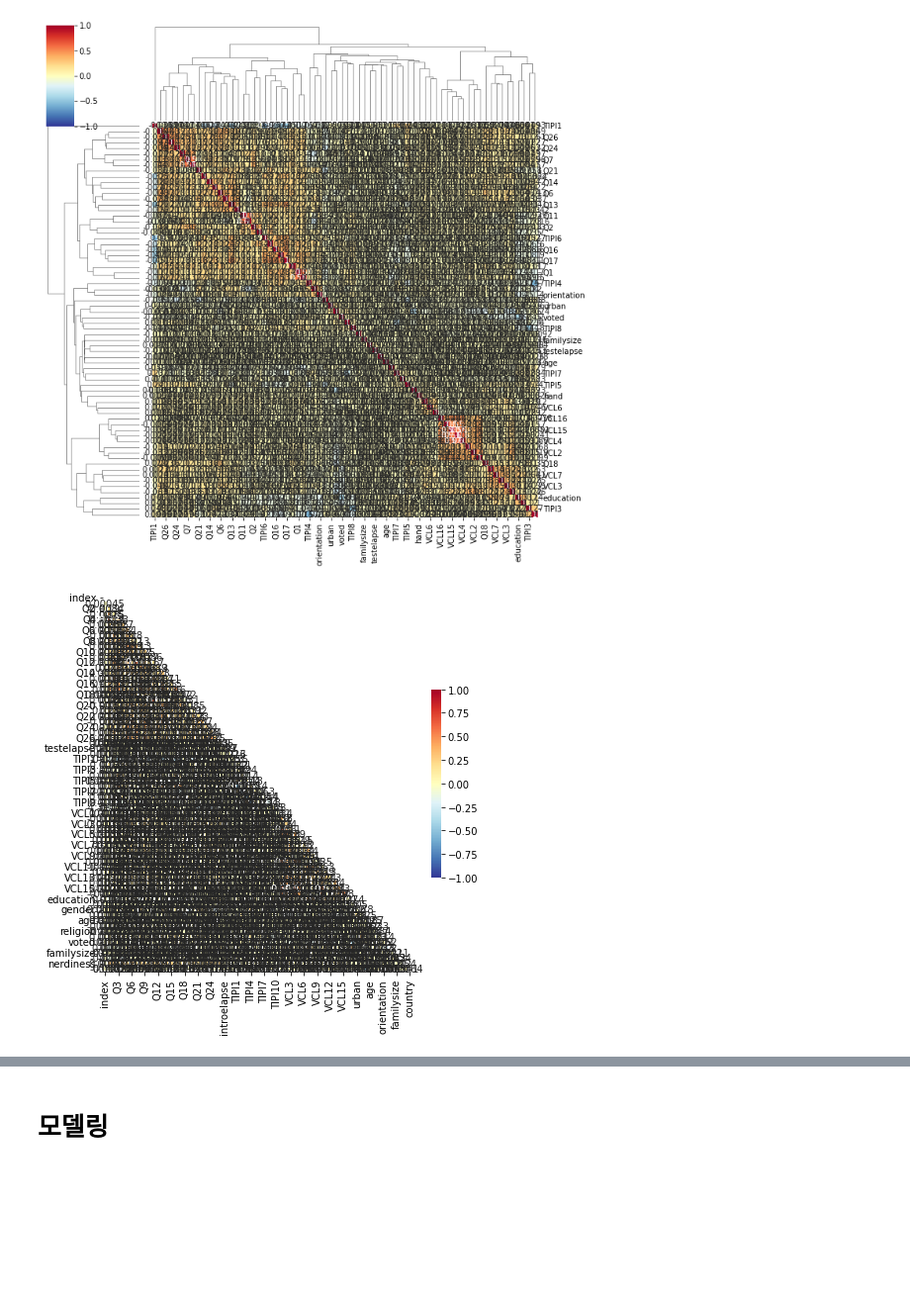
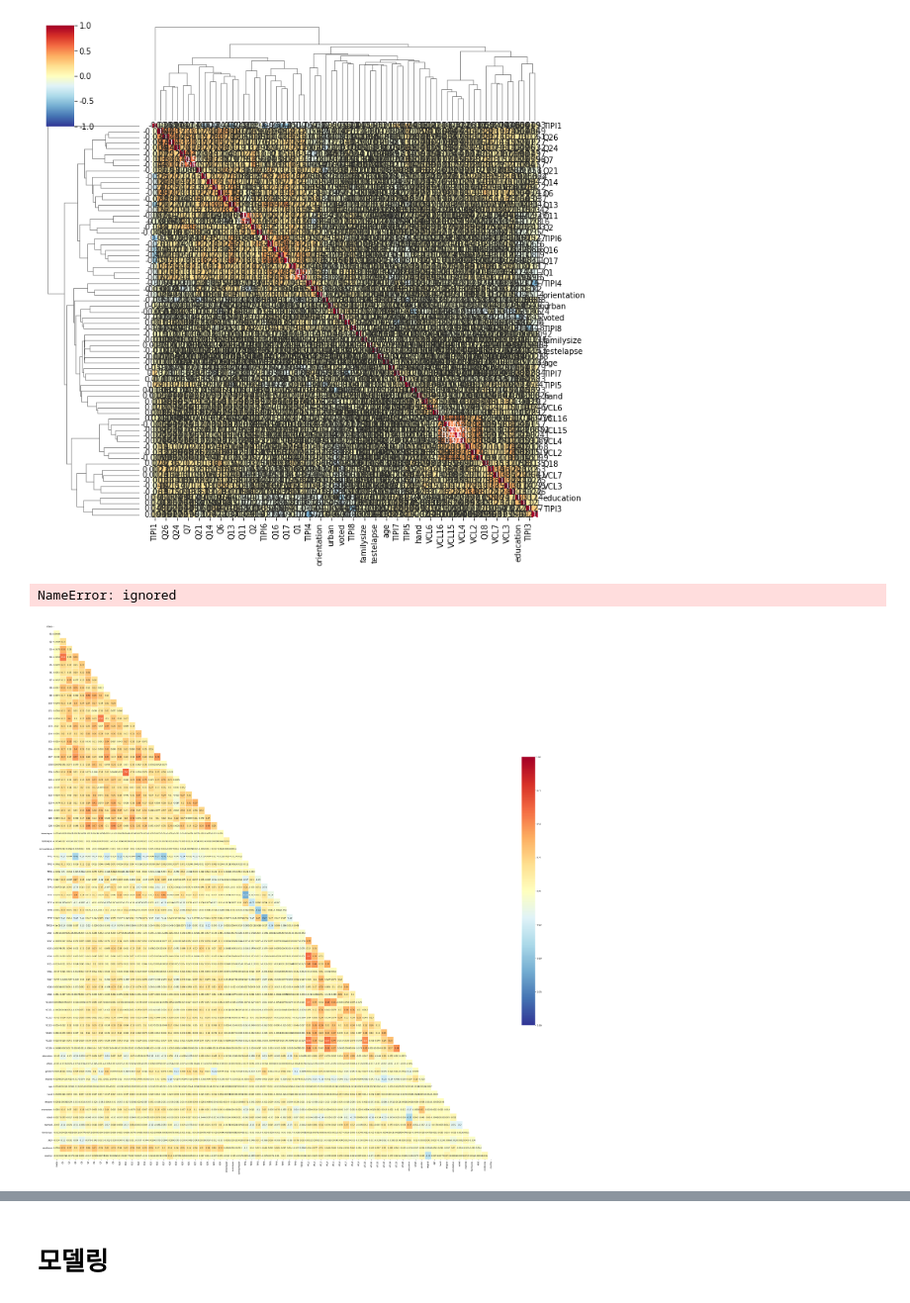
Before and after one commit to kde9867/SW, a Jupyter notebook: 심리_성향_예측을_위한_LGBM_BASELINE_(5).ipynb, the cells around one changed output, grey strips where cells are left out. Shown at 99% size. Cells and saved outputs as stored; diff of their text form; code cells hidden in the pictures; blank space fills up the shorter version.

```diff
--- a/심리_성향_예측을_위한_LGBM_BASELINE_(5).ipynb
+++ b/심리_성향_예측을_위한_LGBM_BASELINE_(5).ipynb
@@ -3,14 +3,29 @@
 # %%
 import numpy as np
 import pandas as pd
+
+#시각화에 필요한 라이브러리 임포트
 import matplotlib
 import matplotlib.pyplot as plt
 import missingno as msno
-import xgboost as xgb
-from xgboost import XGBClassifier
 import seaborn as sns
 import plotly.express as px
 import plotly.graph_objects as go
+
+#내부에 결과를 출력하도록 설정
+%matplotlib inline
+
+#시각화 한글 폰트 설정
+plt.rc('font', family='Malgun Gothic')
+
+#마이너스 기호 출력
+plt.rc('axes', unicode_minus=False)
+
+#머신러닝
+import xgboost as xgb
+from xgboost import XGBClassifier
+
+#분석에 문제가 없는 경고 메세지는 숨김.
 import warnings
 warnings.filterwarnings('ignore')
 # %%
@@ -100,27 +180,40 @@ sns.clustermap(df,
 # %% [output]
 <seaborn.matrix.ClusterGrid at 0x...>
 [figure]
+# %%
+from xgboost import XGBRegressor
+
+xgb = XGBRegressor(n_estimators = 200, learning_rate = 0.1, random_state = 2000)
+xgb.fit(train[input_var], train['result_pts'])
+
+test_xgb = test.copy()
+test_xgb['result_P'] = xgb.predict(test_xgb[input_var])
+test_xgb
+mse_xgb = mean_squared_error(test_xgb['result_pts'],test_xgb['result_P'])
+mse_xgb
+# %% [output]
+NameError: ignored
 # %%
 df = raw.corr()
 # 그림 사이즈 지정
-fig, ax = plt.subplots( figsize=(7,7) )
+fig, ax = plt.subplots( figsize=(50,50) )
 
 # 삼각형 마스크를 만든다(위 쪽 삼각형에 True, 아래 삼각형에 False)
 mask = np.zeros_like(df, dtype=np.bool)
 mask[np.triu_indices_from(mask)] = True
 
 # 히트맵을 그린다
 sns.heatmap(df,
             cmap = 'RdYlBu_r',
             annot = True,   # 실제 값을 표시한다
             mask=mask,      # 표시하지 않을 마스크 부분을 지정한다
             linewidths=.5,  # 경계면 실선으로 구분하기
             cbar_kws={"shrink": .5},# 컬러바 크기 절반으로 줄이기
             vmin = -1,vmax = 1   # 컬러바 범위 -1 ~ 1
            )
 plt.show()
 # %% [output]
-[figure, old version]
+[figure, new version]
 # %%
 train.info()
 # %% [output]
```
Also changed, not shown: parts of 15 cells of this notebook.
